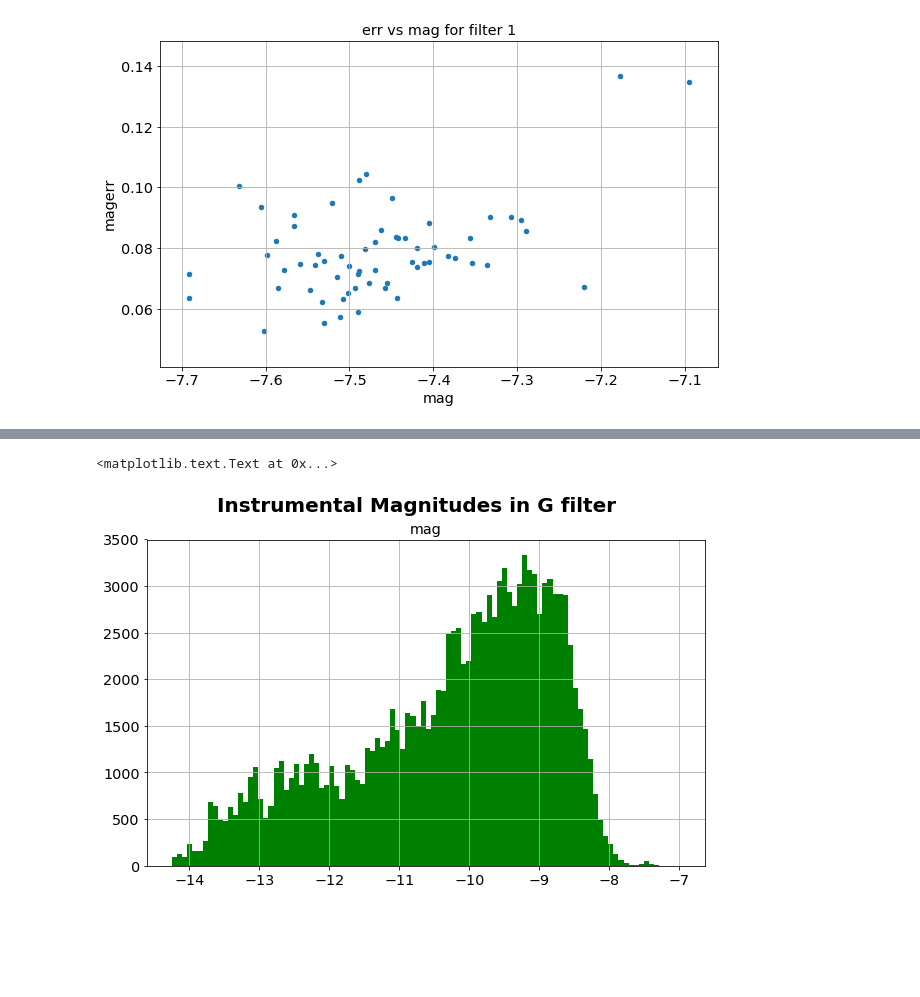
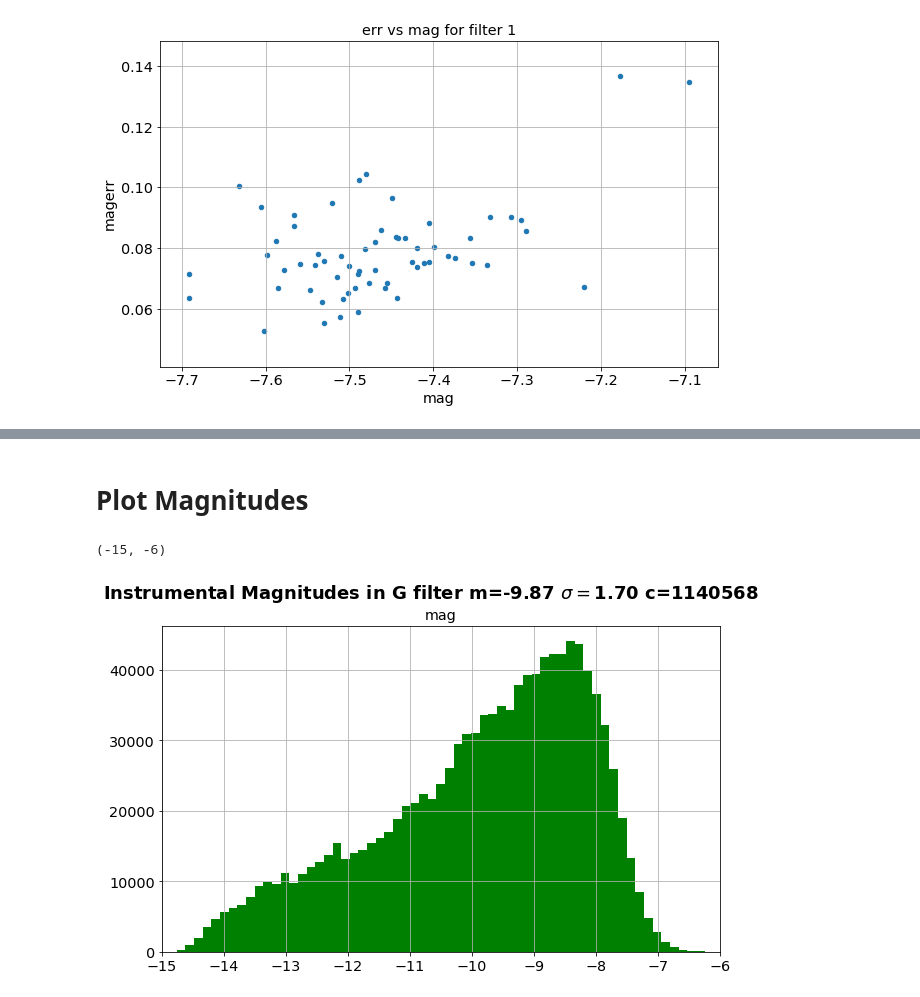
Before and after one commit to LSSTDESC/OpenAtmMiniDataChallenge, a Jupyter notebook: ViewSimuResult.ipynb, the cells around one changed output, grey strips where cells are left out. Drawn from its saved outputs; the diff is of its cells as text; code cells hidden in the pictures; blank space fills up the shorter version.

Commit message:
update plots

```diff
--- a/ViewSimuResult.ipynb
+++ b/ViewSimuResult.ipynb
@@ -153,7 +173,13 @@ plt.suptitle("Instrumental Magnitudes un U filter",fontweight='bold',fontsize=20
+# %% [markdown]
+# Plot Magnitudes
 # %%
+dfg=dft.loc[df['f']==2]
+m,sig,c=dfg['mag'].describe()['mean'],dfg['mag'].describe()['std'],int(dfg['mag'].describe()['count'])
 dft.loc[(dft.f == 2)].hist('mag',bins=100,grid=True,color='g')
-plt.suptitle("Instrumental Magnitudes in G filter",fontweight='bold',fontsize=20)
+thetitle="Instrumental Magnitudes in G filter m={:3.2f} $\sigma=${:3.2f} c={} ".format(m,sig,c)
+plt.suptitle(thetitle,fontweight='bold',fontsize=18)
+plt.xlim(-15,-6)
 # %% [output]
-<matplotlib.text.Text at 0x...>
+(-15, -6)
-[figure, old version]
+[figure, new version]
 # %%
```
Also changed, not shown: parts of 19 cells of this notebook, 1 other file.
